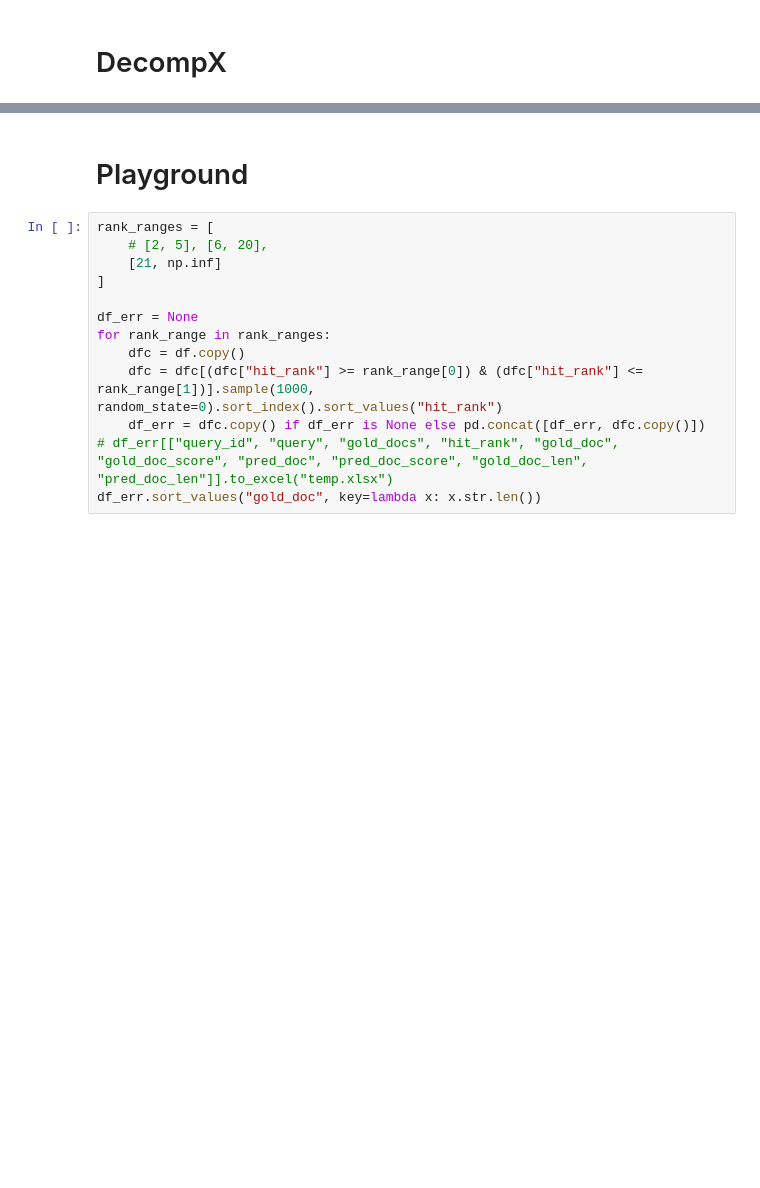
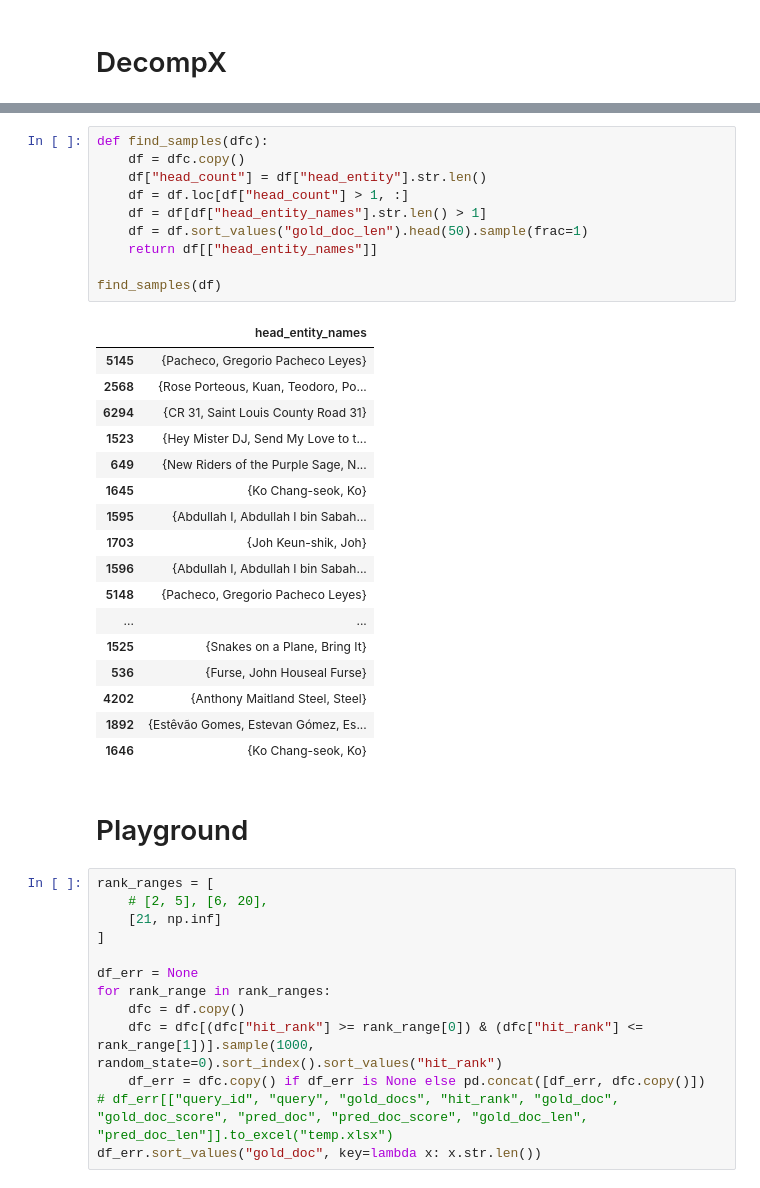
Before and after one commit to mohsenfayyaz/ColDeR, a Jupyter notebook: src/notebooks/BEIR_DecompX.ipynb, the cells around one changed output, grey strips where cells are left out. Saved outputs shown, nothing was run; the diff lists cells and outputs as text; blank space fills up the shorter version.

```diff
--- a/src/notebooks/BEIR_DecompX.ipynb
+++ b/src/notebooks/BEIR_DecompX.ipynb
@@ -361,3 +382,31 @@ re-docred, facebook/contriever-msmarco, idx=1526, score=0.4978748559951782
+# %%
+def find_samples(dfc):
+    df = dfc.copy()
+    df["head_count"] = df["head_entity"].str.len()
+    df = df.loc[df["head_count"] > 1, :]
+    df = df[df["head_entity_names"].str.len() > 1]
+    df = df.sort_values("gold_doc_len").head(50).sample(frac=1)
+    return df[["head_entity_names"]]
+
+find_samples(df)
+# %% [output]
+|  | head_entity_names |
+| 5145 | {Pacheco, Gregorio Pacheco Leyes} |
+| 2568 | {Rose Porteous, Kuan, Teodoro, Po... |
+| 6294 | {CR 31, Saint Louis County Road 31} |
+| 1523 | {Hey Mister DJ, Send My Love to t... |
+| 649 | {New Riders of the Purple Sage, N... |
+| 1645 | {Ko Chang-seok, Ko} |
+| 1595 | {Abdullah I, Abdullah I bin Sabah... |
+| 1703 | {Joh Keun-shik, Joh} |
+| 1596 | {Abdullah I, Abdullah I bin Sabah... |
+| 5148 | {Pacheco, Gregorio Pacheco Leyes} |
+| ... | ... |
+| 1525 | {Snakes on a Plane, Bring It} |
+| 536 | {Furse, John Houseal Furse} |
+| 4202 | {Anthony Maitland Steel, Steel} |
+| 1892 | {Estêvão Gomes, Estevan Gómez, Es... |
+| 1646 | {Ko Chang-seok, Ko} |
 # %% [markdown]
 # Playground
 # %%
```
Also changed, not shown: parts of 11 cells of this notebook, 10 other files.
